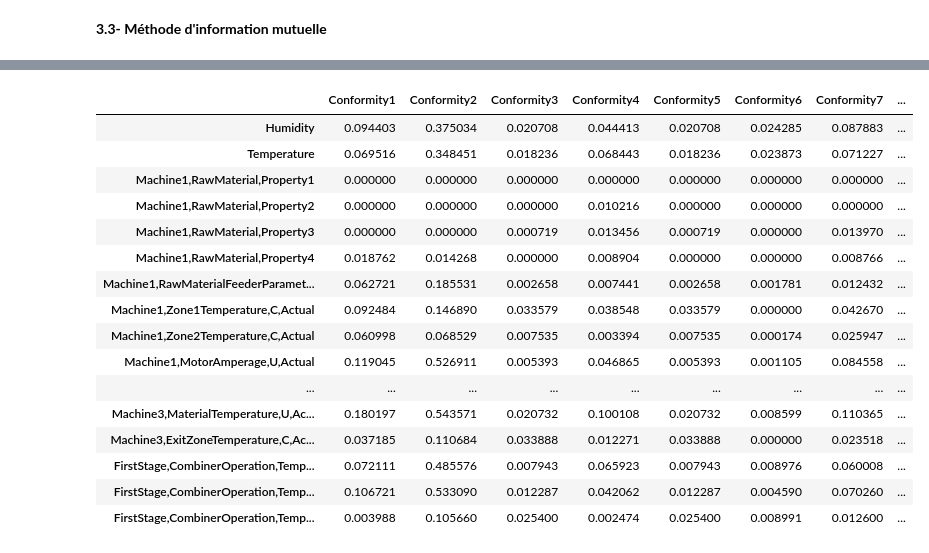
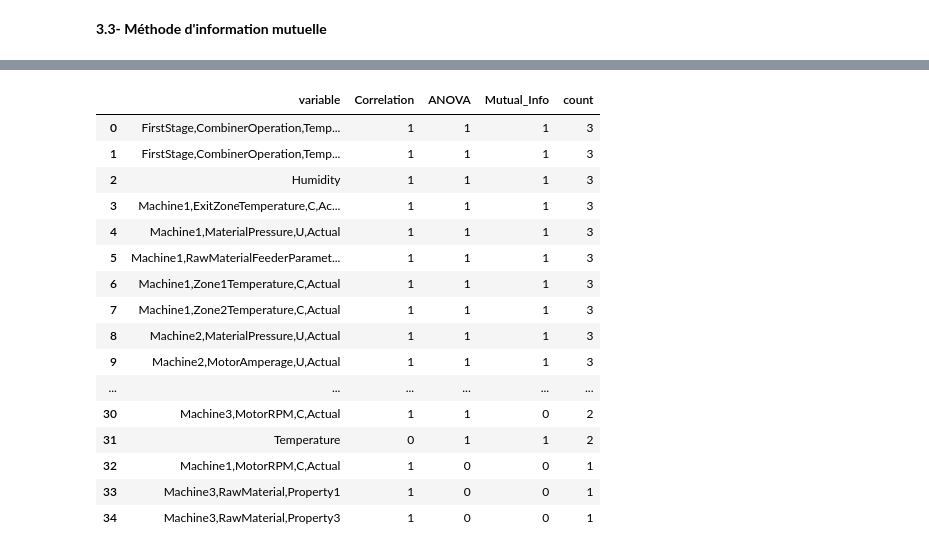
Before and after one commit to moubarik-ashraf/NOTEBOOKS, a Jupyter notebook: TP1.ipynb, the cells around one changed output, grey strips where cells are left out. Cells and saved outputs as stored; diff of their text form; code cells hidden in the pictures.

```diff
--- a/TP1.ipynb
+++ b/TP1.ipynb
@@ -488,15 +486,11 @@ for i in range(len(categorical)):
                 to_drop.add(col1)
 
 # Supprimer les colonnes supprimées de la liste categorical
-categorical = [col for col in categorical if col not in to_drop]
+categorical_chi2_selected = [col for col in categorical if col not in to_drop]
 
-# Créer un nouveau DataFrame filtré
-
-col = list(numerical) + list(categorical)
-data_filtre = data_filtre[col]
 
 # Affichage des résultats
-print("Colonnes filtrée indépendantes :", categorical)
+print("Colonnes filtrée indépendantes :", categorical_chi2_selected)
 
 # Convertir en float
 pval_matrix = pval_matrix.astype(float)
@@ -507,8 +501,6 @@ fig = px.imshow(pval_matrix, width=800, height=800, text_auto=".2f", color_conti
 
 fig.update_layout(xaxis_title="Variables", yaxis_title="Variables")
 fig.show()
-
-data_filtre
 # %% [output]
 Colonnes catégorielles conservées (moins de 95% d'une même modalité) : ['Conformity1 ', 'Conformity2', 'Conformity4', 'Conformity9', 'Conformity10']
 Colonnes filtrée indépendantes : ['Conformity2', 'Conformity4']
@@ -557,21 +536,43 @@ Colonnes sélectionnées (30): ['Humidity', 'Temperature', 'Machine1,RawMaterial
 [interactive output not drawn]
 # %%
-mutual_info_scores
+
+# s'assurer qu'il s'agit bien de listes uniques
+A = list(dict.fromkeys(correlation_selected))
+B = list(dict.fromkeys(anova_selected))
+C = list(dict.fromkeys(mi_selected))
+
+# union de toutes les variables
+all_vars = sorted(set(A) | set(B) | set(C))
+
+# tableau binaire de comparaison
+df_bin = pd.DataFrame({'variable': all_vars})
+
+df_bin['Correlation'] = df_bin['variable'].isin(A).astype(int)
+df_bin['ANOVA'] = df_bin['variable'].isin(B).astype(int)
+df_bin['Mutual_Info'] = df_bin['variable'].isin(C).astype(int)
+
+# compter le nombre de méthodes qui l’ont choisie
+df_bin['count'] = df_bin[['Correlation','ANOVA','Mutual_Info']].sum(axis=1)
+
+# trier pour voir d’abord les variables communes
+df_bin = df_bin.sort_values(by=['count','variable'], ascending=[False, True]).reset_index(drop=True)
+
+df_bin
 # %% [output]
-|  | Conformity1 | Conformity2 | Conformity3 | Conformity4 | Conformity5 | Conformity6 | Conformity7 | ... |
-| Humidity | 0.094403 | 0.375034 | 0.020708 | 0.044413 | 0.020708 | 0.024285 | 0.087883 | ... |
-| Temperature | 0.069516 | 0.348451 | 0.018236 | 0.068443 | 0.018236 | 0.023873 | 0.071227 | ... |
-| Machine1,RawMaterial,Property1 | 0.000000 | 0.000000 | 0.000000 | 0.000000 | 0.000000 | 0.000000 | 0.000000 | ... |
-| Machine1,RawMaterial,Property2 | 0.000000 | 0.000000 | 0.000000 | 0.010216 | 0.000000 | 0.000000 | 0.000000 | ... |
-| Machine1,RawMaterial,Property3 | 0.000000 | 0.000000 | 0.000719 | 0.013456 | 0.000719 | 0.000000 | 0.013970 | ... |
-| Machine1,RawMaterial,Property4 | 0.018762 | 0.014268 | 0.000000 | 0.008904 | 0.000000 | 0.000000 | 0.008766 | ... |
-| Machine1,RawMaterialFeederParamet... | 0.062721 | 0.185531 | 0.002658 | 0.007441 | 0.002658 | 0.001781 | 0.012432 | ... |
-| Machine1,Zone1Temperature,C,Actual | 0.092484 | 0.146890 | 0.033579 | 0.038548 | 0.033579 | 0.000000 | 0.042670 | ... |
-| Machine1,Zone2Temperature,C,Actual | 0.060998 | 0.068529 | 0.007535 | 0.003394 | 0.007535 | 0.000174 | 0.025947 | ... |
-| Machine1,MotorAmperage,U,Actual | 0.119045 | 0.526911 | 0.005393 | 0.046865 | 0.005393 | 0.001105 | 0.084558 | ... |
-| ... | ... | ... | ... | ... | ... | ... | ... | ... |
-| Machine3,MaterialTemperature,U,Ac... | 0.180197 | 0.543571 | 0.020732 | 0.100108 | 0.020732 | 0.008599 | 0.110365 | ... |
-| Machine3,ExitZoneTemperature,C,Ac... | 0.037185 | 0.110684 | 0.033888 | 0.012271 | 0.033888 | 0.000000 | 0.023518 | ... |
-| FirstStage,CombinerOperation,Temp... | 0.072111 | 0.485576 | 0.007943 | 0.065923 | 0.007943 | 0.008976 | 0.060008 | ... |
-| FirstStage,CombinerOperation,Temp... | 0.106721 | 0.533090 | 0.012287 | 0.042062 | 0.012287 | 0.004590 | 0.070260 | ... |
-| FirstStage,CombinerOperation,Temp... | 0.003988 | 0.105660 | 0.025400 | 0.002474 | 0.025400 | 0.008991 | 0.012600 | ... |
+|  | variable | Correlation | ANOVA | Mutual_Info | count |
+| 0 | FirstStage,CombinerOperation,Temp... | 1 | 1 | 1 | 3 |
+| 1 | FirstStage,CombinerOperation,Temp... | 1 | 1 | 1 | 3 |
+| 2 | Humidity | 1 | 1 | 1 | 3 |
+| 3 | Machine1,ExitZoneTemperature,C,Ac... | 1 | 1 | 1 | 3 |
+| 4 | Machine1,MaterialPressure,U,Actual | 1 | 1 | 1 | 3 |
+| 5 | Machine1,RawMaterialFeederParamet... | 1 | 1 | 1 | 3 |
+| 6 | Machine1,Zone1Temperature,C,Actual | 1 | 1 | 1 | 3 |
+| 7 | Machine1,Zone2Temperature,C,Actual | 1 | 1 | 1 | 3 |
+| 8 | Machine2,MaterialPressure,U,Actual | 1 | 1 | 1 | 3 |
+| 9 | Machine2,MotorAmperage,U,Actual | 1 | 1 | 1 | 3 |
+| ... | ... | ... | ... | ... | ... |
+| 30 | Machine3,MotorRPM,C,Actual | 1 | 1 | 0 | 2 |
+| 31 | Temperature | 0 | 1 | 1 | 2 |
+| 32 | Machine1,MotorRPM,C,Actual | 1 | 0 | 0 | 1 |
+| 33 | Machine3,RawMaterial,Property1 | 1 | 0 | 0 | 1 |
+| 34 | Machine3,RawMaterial,Property3 | 1 | 0 | 0 | 1 |
```
Also changed, not shown: parts of 8 cells of this notebook.
